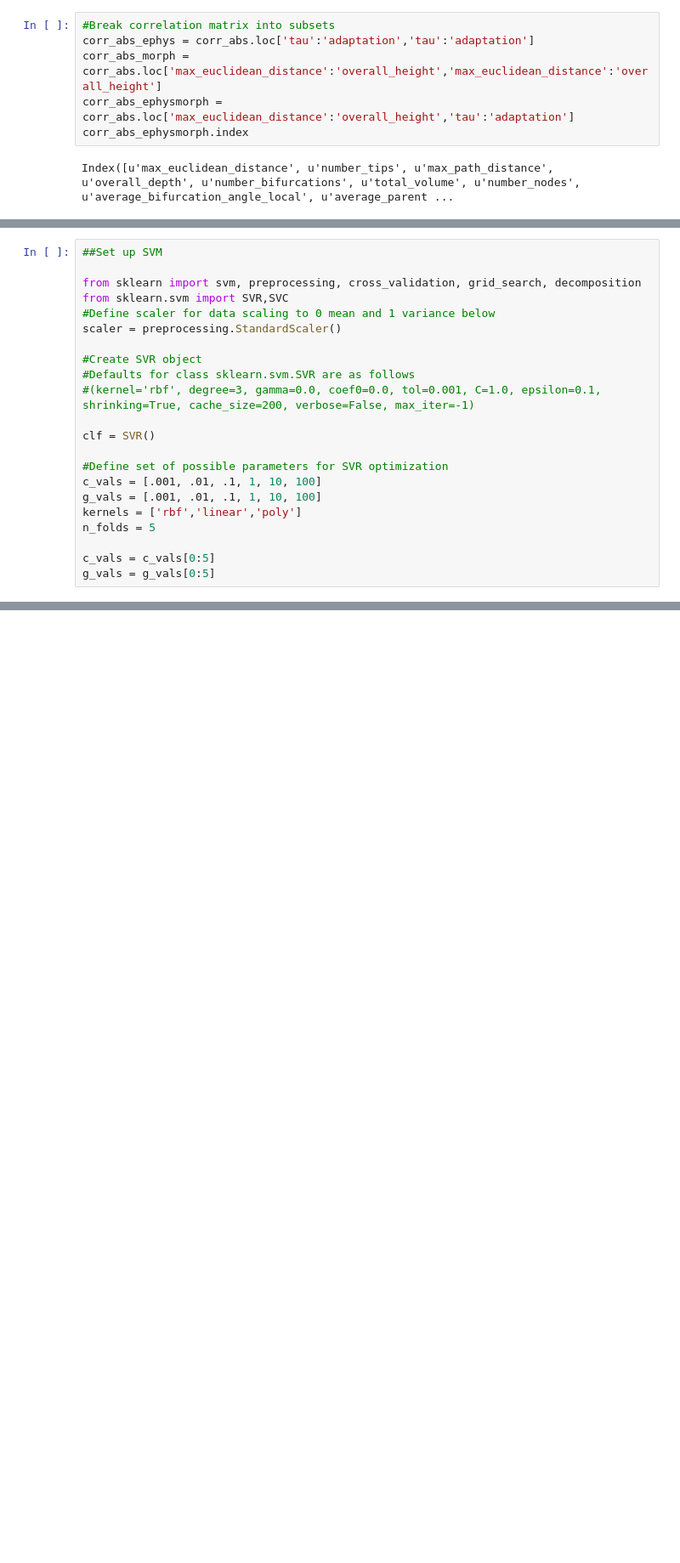
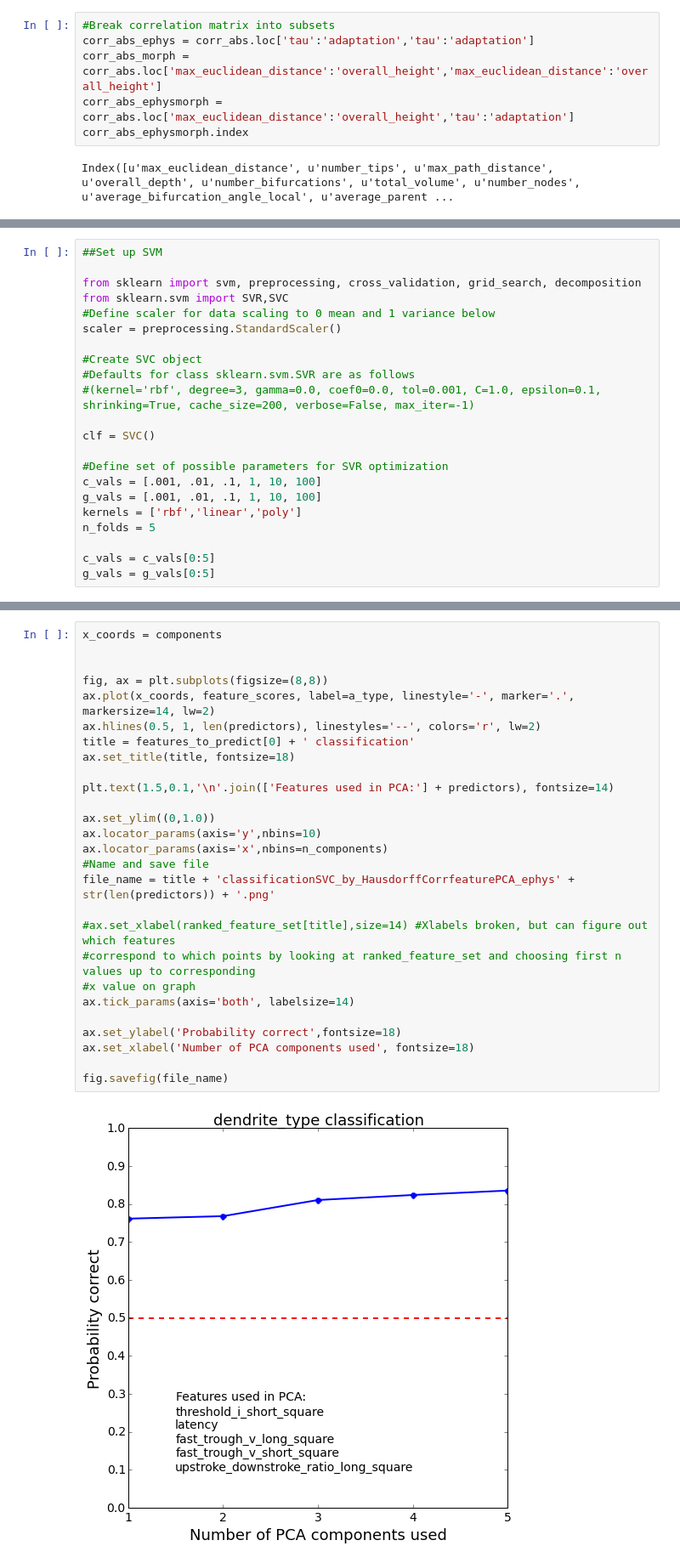
Before and after one commit to aivai/SWDBproject, a Jupyter notebook: SWDB_Project1_ephysmorph_fulldataset.ipynb, the cells around one changed output, grey strips where cells are left out. Shown at 85% size. Saved outputs shown, nothing was run; the diff lists cells and outputs as text; blank space fills up the shorter version.

Commit message:
PCA cleaned up, set up to hand-pick relevant features for classification.

```diff
--- a/SWDB_Project1_ephysmorph_fulldataset.ipynb
+++ b/SWDB_Project1_ephysmorph_fulldataset.ipynb
@@ -366,11 +366,11 @@ from sklearn.svm import SVR,SVC
 #Define scaler for data scaling to 0 mean and 1 variance below
 scaler = preprocessing.StandardScaler()
 
-#Create SVR object
+#Create SVC object
 #Defaults for class sklearn.svm.SVR are as follows
 #(kernel='rbf', degree=3, gamma=0.0, coef0=0.0, tol=0.001, C=1.0, epsilon=0.1, shrinking=True, cache_size=200, verbose=False, max_iter=-1)
 
-clf = SVR()
+clf = SVC()
 
 #Define set of possible parameters for SVR optimization
 c_vals = [.001, .01, .1, 1, 10, 100]
@@ -482,0 +485,29 @@ array([[-0.01004978,  0.00748181, -0.01635518, -0.03438271, -0.03236353]])
+# %%
+x_coords = components
+
+
+fig, ax = plt.subplots(figsize=(8,8))
+ax.plot(x_coords, feature_scores, label=a_type, linestyle='-', marker='.', markersize=14, lw=2)
+ax.hlines(0.5, 1, len(predictors), linestyles='--', colors='r', lw=2)
+title = features_to_predict[0] + ' classification'
+ax.set_title(title, fontsize=18)
+
+plt.text(1.5,0.1,'\n'.join(['Features used in PCA:'] + predictors), fontsize=14)
+
+ax.set_ylim((0,1.0))
+ax.locator_params(axis='y',nbins=10)
+ax.locator_params(axis='x',nbins=n_components)
+#Name and save file
+file_name = title + 'classificationSVC_by_HausdorffCorrfeaturePCA_ephys' + str(len(predictors)) + '.png'
+
+#ax.set_xlabel(ranked_feature_set[title],size=14) #Xlabels broken, but can figure out which features
+#correspond to which points by looking at ranked_feature_set and choosing first n values up to corresponding
+#x value on graph
+ax.tick_params(axis='both', labelsize=14)
+
+ax.set_ylabel('Probability correct',fontsize=18)
+ax.set_xlabel('Number of PCA components used', fontsize=18)
+
+fig.savefig(file_name)
+# %% [output]
+[figure, added]
```
Also changed, not shown: parts of 12 cells of this notebook.
